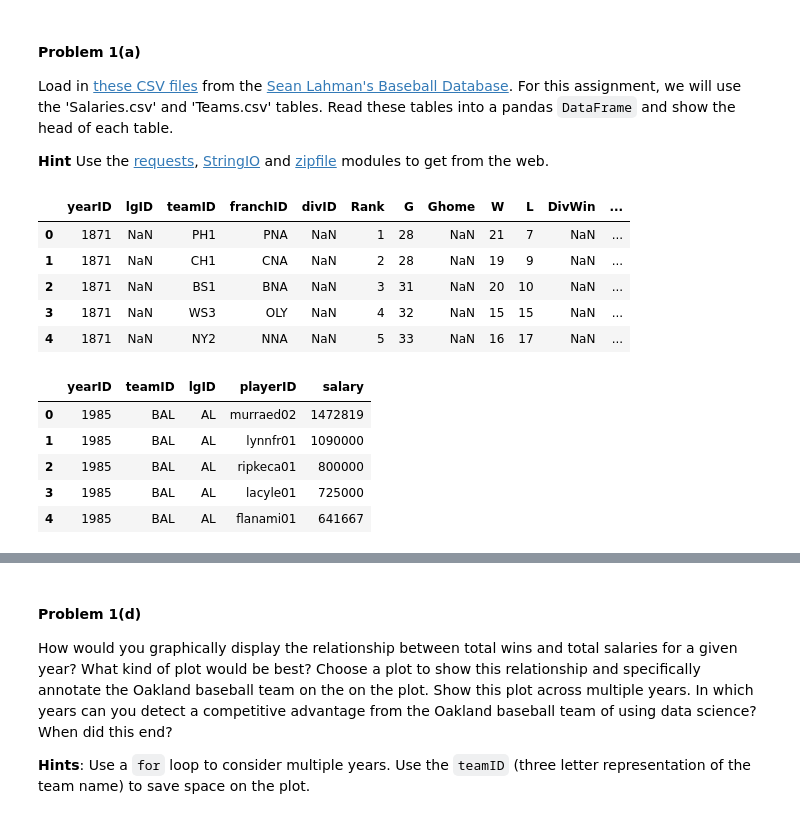
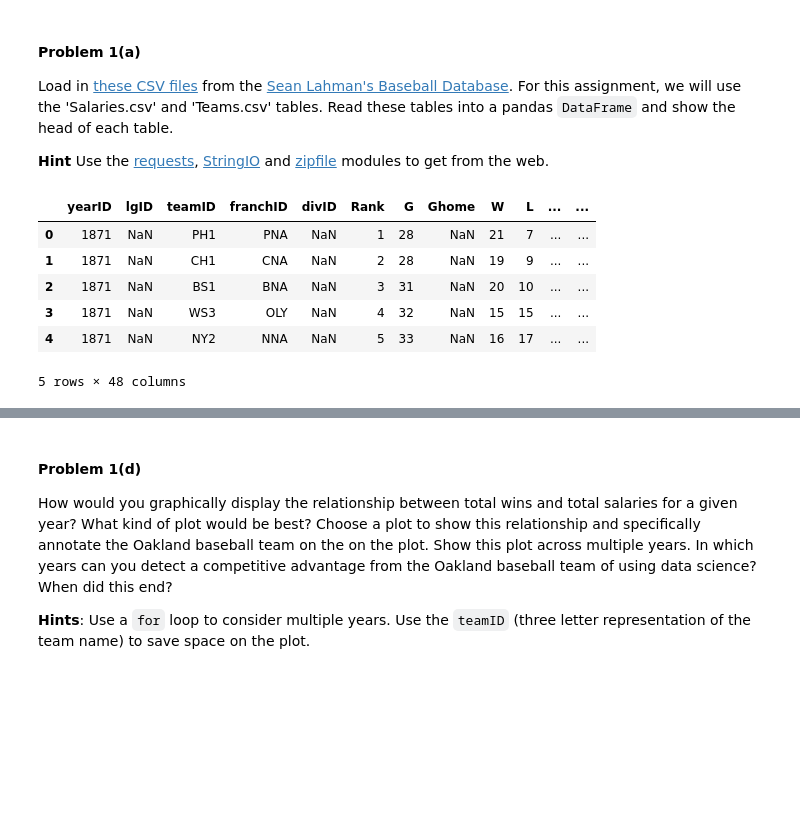
Before and after one commit to GeneralHummel/CSozn, a Jupyter notebook: HW1.ipynb, the cells around one changed output, grey strips where cells are left out. Saved outputs shown, nothing was run; the diff lists cells and outputs as text; code cells hidden in the pictures; blank space fills up the shorter version.

```diff
--- a/HW1.ipynb
+++ b/HW1.ipynb
@@ -57,33 +67,21 @@ Load in [these CSV files](http://seanlahman.com/files/database/lahman-csv_2014-0
 **Hint** Use the [requests](http://docs.python-requests.org/en/latest/), [StringIO](http://docs.python.org/2/library/stringio.html) and [zipfile](https://docs.python.org/2/library/zipfile.html) modules to get from the web.
 # %%
 #your code here
-import requests as requests
-import StringIO as StringIO
-import zipfile as zipfile
-from IPython.display import HTML
-import IPython.display as display
 
-#get the zip file
+#download the zip file
 r = requests.get('http://seanlahman.com/files/database/lahman-csv_2014-02-14.zip')
 zf = zipfile.ZipFile(StringIO.StringIO(r.content))
 
 #load the csv files
 teams = pd.read_csv(zf.open('Teams.csv'))
 salaries = pd.read_csv(zf.open('Salaries.csv'))
 
-#display heads
-display.display(HTML(teams.head().to_html()))
-display.display(HTML(salaries.head().to_html()))
+teams.head()
 # %% [output]
-|  | yearID | lgID | teamID | franchID | divID | Rank | G | Ghome | W | L | DivWin | ... |
-| 0 | 1871 | NaN | PH1 | PNA | NaN | 1 | 28 | NaN | 21 | 7 | NaN | ... |
-| 1 | 1871 | NaN | CH1 | CNA | NaN | 2 | 28 | NaN | 19 | 9 | NaN | ... |
-| 2 | 1871 | NaN | BS1 | BNA | NaN | 3 | 31 | NaN | 20 | 10 | NaN | ... |
-| 3 | 1871 | NaN | WS3 | OLY | NaN | 4 | 32 | NaN | 15 | 15 | NaN | ... |
-| 4 | 1871 | NaN | NY2 | NNA | NaN | 5 | 33 | NaN | 16 | 17 | NaN | ... |
+|  | yearID | lgID | teamID | franchID | divID | Rank | G | Ghome | W | L | ... | ... |
+| 0 | 1871 | NaN | PH1 | PNA | NaN | 1 | 28 | NaN | 21 | 7 | ... | ... |
+| 1 | 1871 | NaN | CH1 | CNA | NaN | 2 | 28 | NaN | 19 | 9 | ... | ... |
+| 2 | 1871 | NaN | BS1 | BNA | NaN | 3 | 31 | NaN | 20 | 10 | ... | ... |
+| 3 | 1871 | NaN | WS3 | OLY | NaN | 4 | 32 | NaN | 15 | 15 | ... | ... |
+| 4 | 1871 | NaN | NY2 | NNA | NaN | 5 | 33 | NaN | 16 | 17 | ... | ... |
-|  | yearID | teamID | lgID | playerID | salary |
-| 0 | 1985 | BAL | AL | murraed02 | 1472819 |
-| 1 | 1985 | BAL | AL | lynnfr01 | 1090000 |
-| 2 | 1985 | BAL | AL | ripkeca01 | 800000 |
-| 3 | 1985 | BAL | AL | lacyle01 | 725000 |
-| 4 | 1985 | BAL | AL | flanami01 | 641667 |
+5 rows × 48 columns
```
Also changed, not shown: parts of 33 cells of this notebook.
